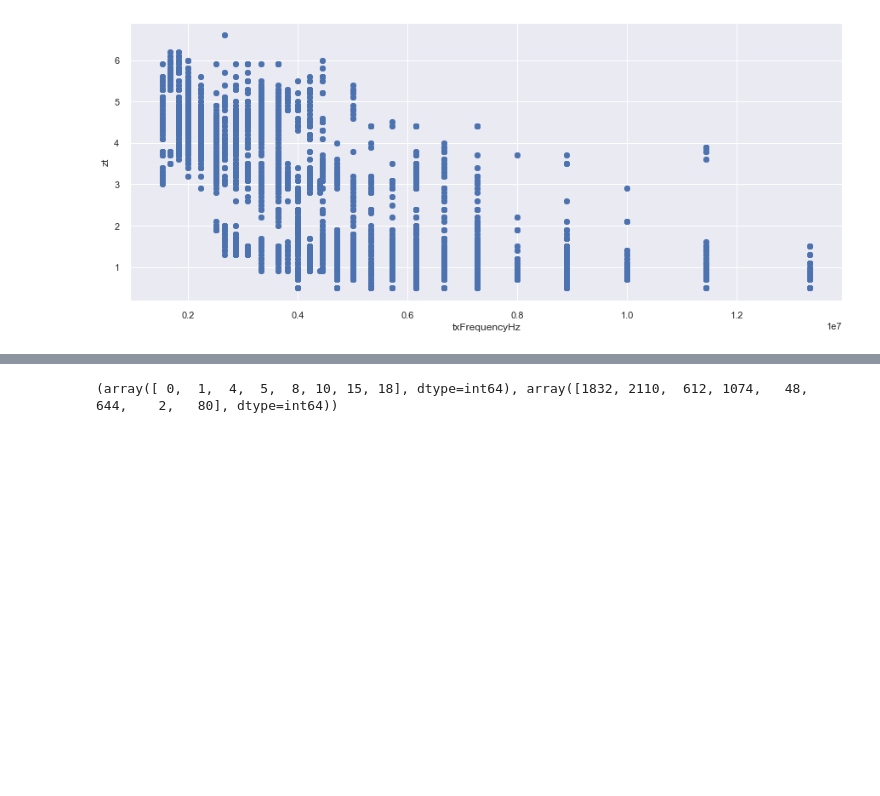
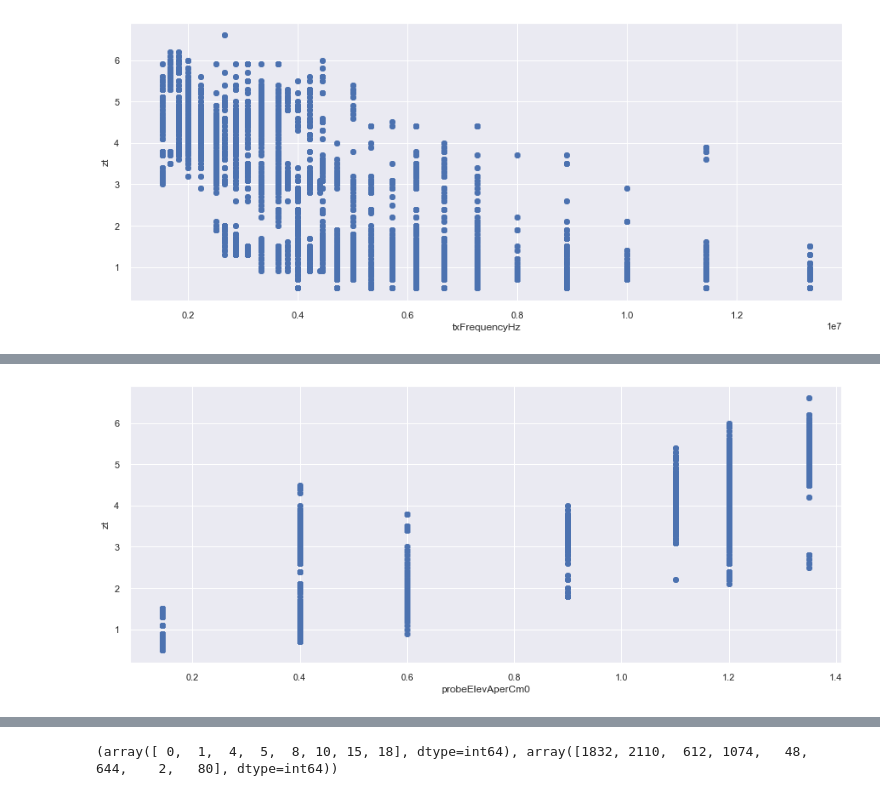
Before and after one commit to Hot-KimChi/AOP_ML, a Jupyter notebook: To reduce measurement range.ipynb, the cells around one changed output, grey strips where cells are left out. Saved outputs shown, nothing was run; the diff lists cells and outputs as text; code cells hidden in the pictures; blank space fills up the shorter version.

```diff
--- a/To reduce measurement range.ipynb
+++ b/To reduce measurement range.ipynb
@@ -264,0 +273,4 @@ fn_scatter('txFrequencyHz', 'zt')
+# %%
+fn_scatter('probeElevAperCm0', 'zt')
+# %% [output]
+[figure, added]
```
Also changed, not shown: parts of 3 cells of this notebook.
